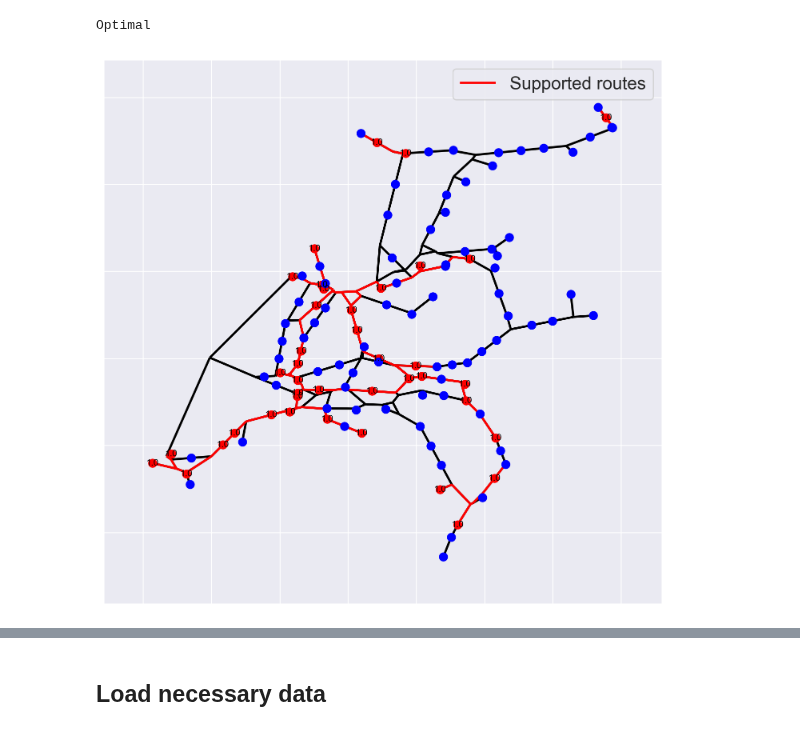
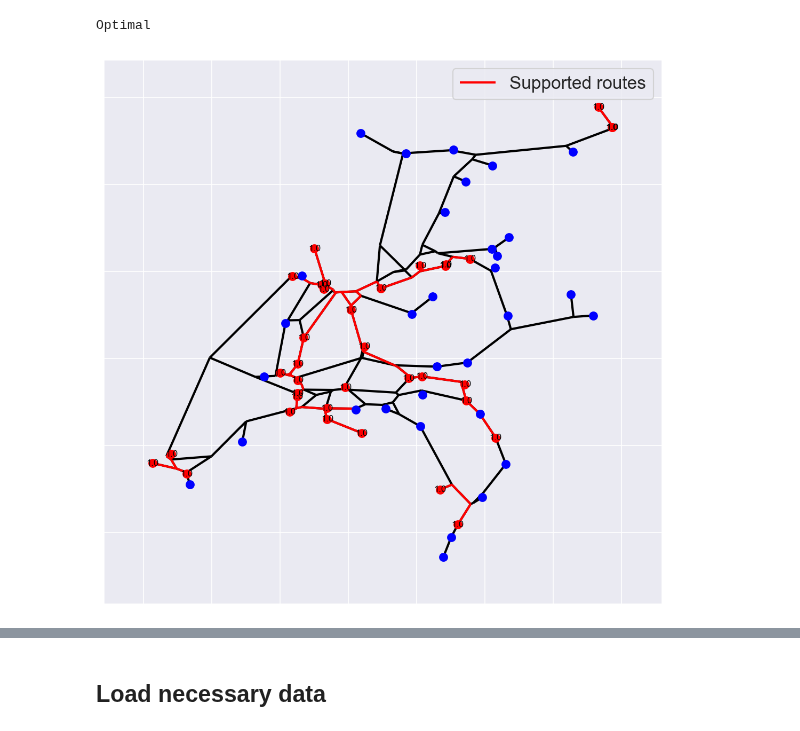
Before and after one commit to fabiandriessen/Thesis, a Jupyter notebook: 5_waterway_network_test.ipynb, the cells around one changed output, grey strips where cells are left out. Drawn from its saved outputs; the diff is of its cells as text; code cells hidden in the pictures.

```diff
--- a/5_waterway_network_test.ipynb
+++ b/5_waterway_network_test.ipynb
@@ -11,9 +14,7 @@ import pickle
 import time
 # %%
-%%time
-## Test full frlm
 total_flow, fraction_captured_total, serveable_fraction, served_fraction, optimal_facilities, \
-        non_zero_flows, routes_supported, paths, G, df_abm, df_random = flow_refueling_location_model(1, 50000, 40, 1000, 1, 50, vis=True)
+                non_zero_flows, routes_supported, paths, G, df_abm, df_random = flow_refueling_location_model(1, 50000, 40, 1000, True, include_intersections=True, vis=True)
 # %% [output]
 Optimal
-[figure, old version]
+[figure, new version]
```
Also changed, not shown: parts of 34 cells of this notebook, 21 other files.
